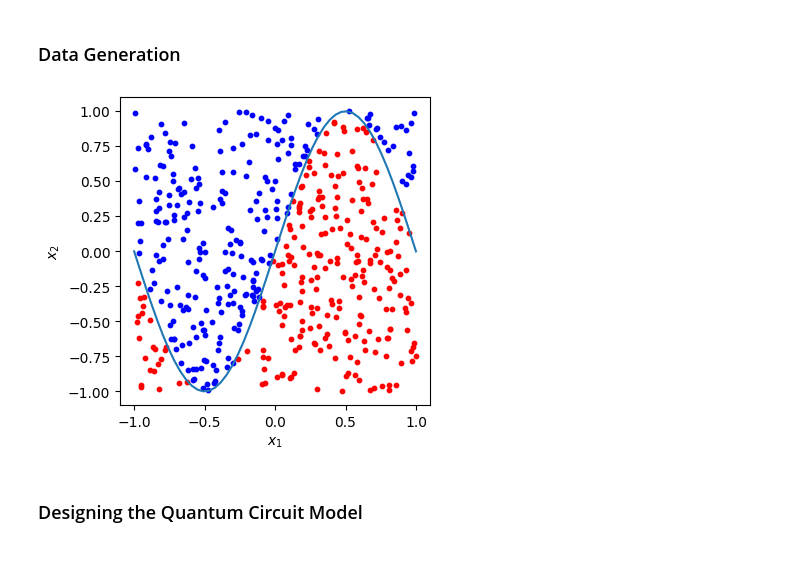
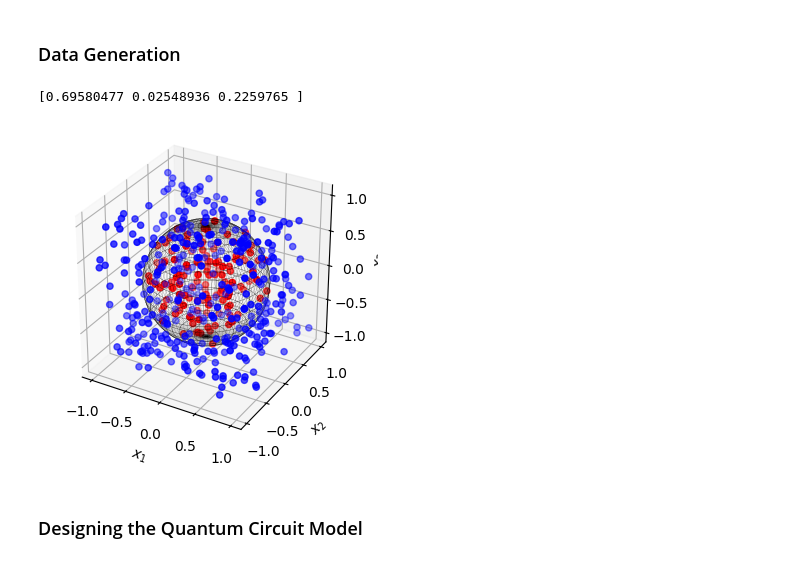
Before and after one commit to HeechanYi/Data-Reuploading, a Jupyter notebook: Code reproducing/2ClassProblemSQ(Stochastic).ipynb, the cells around one changed output. Cells and saved outputs as stored; diff of their text form; code cells hidden in the pictures.

Commit message:
Sphere Add

```diff
--- a/Code reproducing/2ClassProblemSQ(Stochastic).ipynb
+++ b/Code reproducing/2ClassProblemSQ(Stochastic).ipynb
@@ -72,47 +104,67 @@ def Sin(samples, condition = [1,]):
 # %%
 # Plotting the data with figuration
-def plot_data(x, y, fig = None, ax = None, problem = ""):
+def plot_data(x, y, fig = None, ax = None, problem = "", condition = []):
     """
     Plotting the data with the binary classification
 
     data_points : data_points that will be plotted on the graph
     data_labels : which classify the points with different colors
 
     Return
     plot graph
     """
     # Graph figure
     if fig == None :
         fig, ax = plt.subplots(1,1,figsize = (5, 5))
 
     # Giving color for each point
-    red = y == 1
-    blue = y == -1
+    red = y == 0
+    blue = y == 1
     if problem == None:
         print("Define the problem")
 
     if problem == "circle":
-        draw_circle = plt.Circle((0.0, 0.0), np.sqrt(2 / np.pi), fill=False)
+        draw_circle = plt.Circle(condition[0], condition[1], fill=False)
         ax.scatter(x[red,0],x[red,1], c = "red", s = 10)
         ax.scatter(x[blue,0],x[blue,1], c = "blue", s = 10)
         ax.add_artist(draw_circle)
         ax.set_xlabel("$x_1$")
         ax.set_ylabel("$x_2$")
 
     if problem == "sin":
         x1 = np.linspace(-1, 1)
-        x2 = np.sin(np.pi*x1)
+        x2 = condition[0]*np.sin(np.pi*x1)
         ax.scatter(x[red,0],x[red,1], c = "red", s = 10)
         ax.scatter(x[blue,0],x[blue,1], c = "blue", s = 10)
         ax.plot(x1, x2)
         ax.set_xlabel("$x_1$")
         ax.set_ylabel("$x_2$")
 
-fig, ax = plt.subplots(1, 1, figsize=(4, 4))
-Xpoints, Ylabels = Sin(500)
-plot_data(Xpoints, Ylabels, fig = fig, ax = ax, problem = "sin")
+    if problem == "sphere":
+        theta = np.linspace(0,2*np.pi)
+        phi = np.linspace(0, 2*np.pi)
+        theta, phi = np.meshgrid(theta, phi)
+        r = condition[1]
+        x1 = condition[0][0] + r*np.cos(theta)*np.sin(phi)
+        x2 = condition[0][1] + r*np.sin(theta)*np.sin(phi)
+        x3 = condition[0][2] + r*np.cos(phi)
+        ax.scatter(x[red,0],x[red,1],x[red,2], c = "red")
+        ax.scatter(x[blue,0],x[blue,1],x[blue,2], c = "blue")
+        ax.plot_surface(x1, x2, x3, cmap="viridis", ec="k", lw=0.05, alpha=0.0)
+        ax.set_box_aspect((1, 1, 1))
+        ax.set_xlabel("$x_1$")
+        ax.set_ylabel("$x_2$")
+        ax.set_zlabel("$x_3$")
+
+
+
+fig, ax = plt.subplots(figsize=(4, 4),subplot_kw={"projection":"3d"})
+Xpoints, Ylabels, condition = Sphere(500)
+print(Xpoints[0])
+plot_data(Xpoints, Ylabels, fig = fig, ax = ax, problem = "sphere" , condition=condition)
 # %% [output]
+[0.69580477 0.02548936 0.2259765 ]
-[figure, old version]
+[figure, new version]
 # %% [markdown]
 ### Designing the Quantum Circuit Model
 # %%
```
Also changed, not shown: parts of 15 cells of this notebook.
